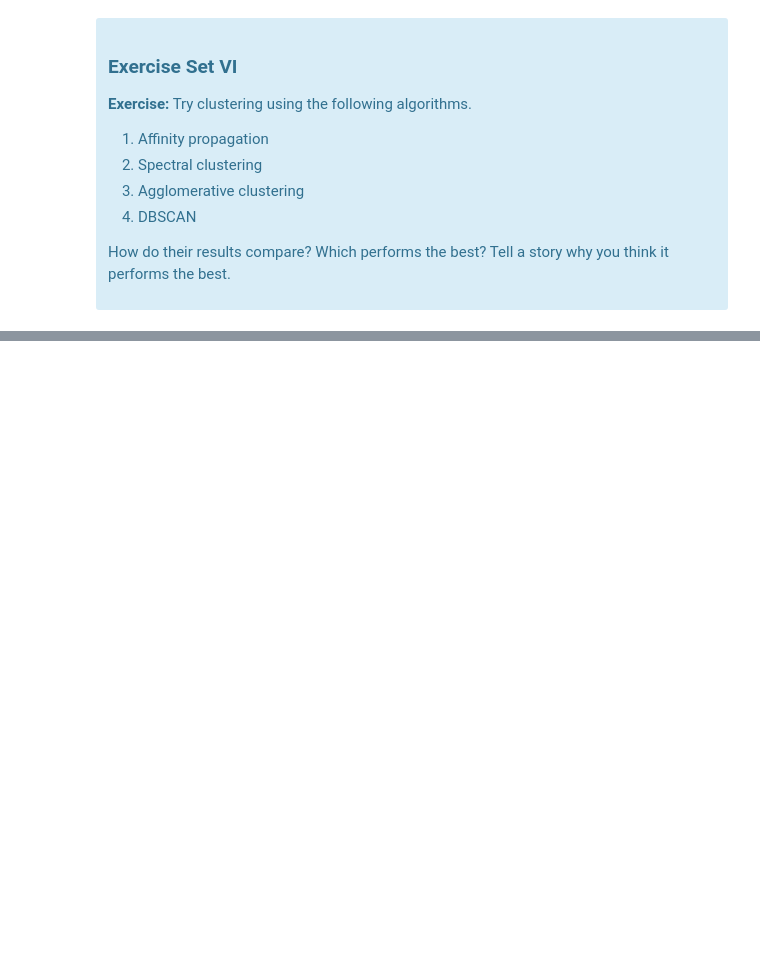
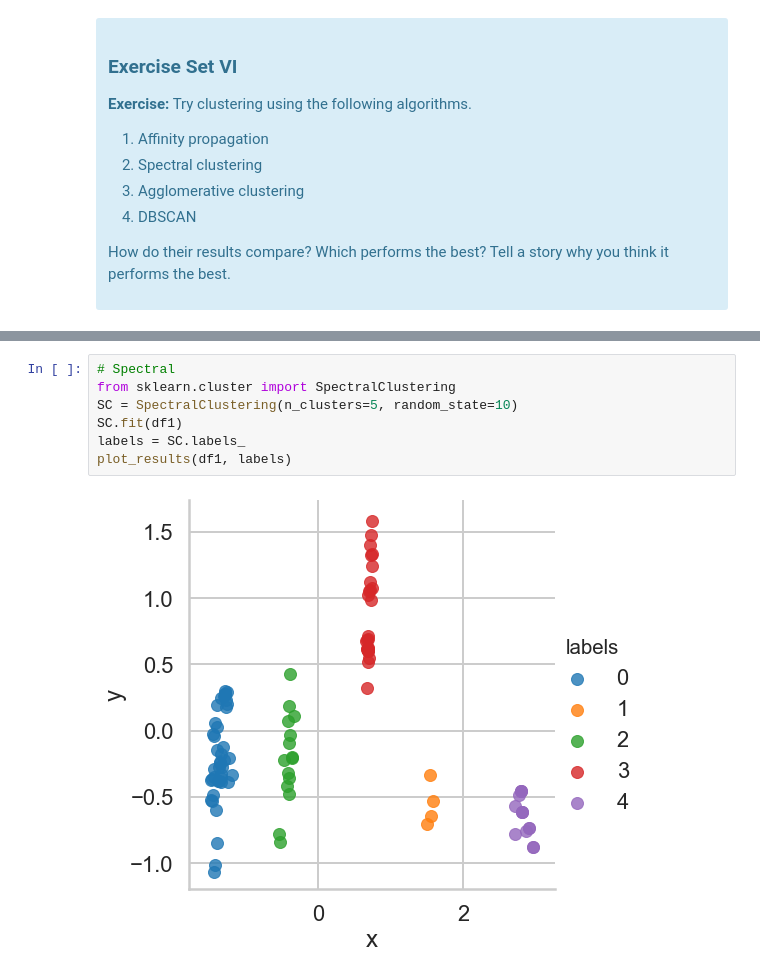
Before and after one commit to narek-g/mec-mini-projects, a Jupyter notebook: mec-16.2.6-clustering-mini-project/Mini_Project_Clustering.ipynb, the cells around one changed output, grey strips where cells are left out. Saved outputs shown, nothing was run; the diff lists cells and outputs as text; blank space fills up the shorter version.

```diff
--- a/mec-16.2.6-clustering-mini-project/Mini_Project_Clustering.ipynb
+++ b/mec-16.2.6-clustering-mini-project/Mini_Project_Clustering.ipynb
@@ -543,0 +561,9 @@ Source: http://scikit-learn.org/stable/modules/clustering.html
+# %%
+# Spectral
+from sklearn.cluster import SpectralClustering
+SC = SpectralClustering(n_clusters=5, random_state=10)
+SC.fit(df1)
+labels = SC.labels_
+plot_results(df1, labels)
+# %% [output]
+[figure, added]
```
Also changed, not shown: parts of 6 cells of this notebook.
